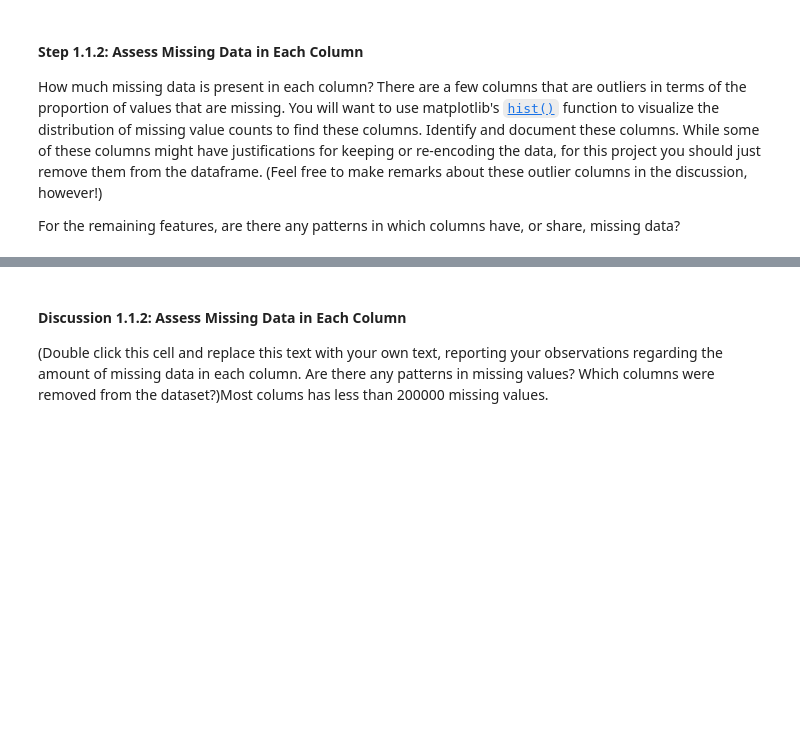
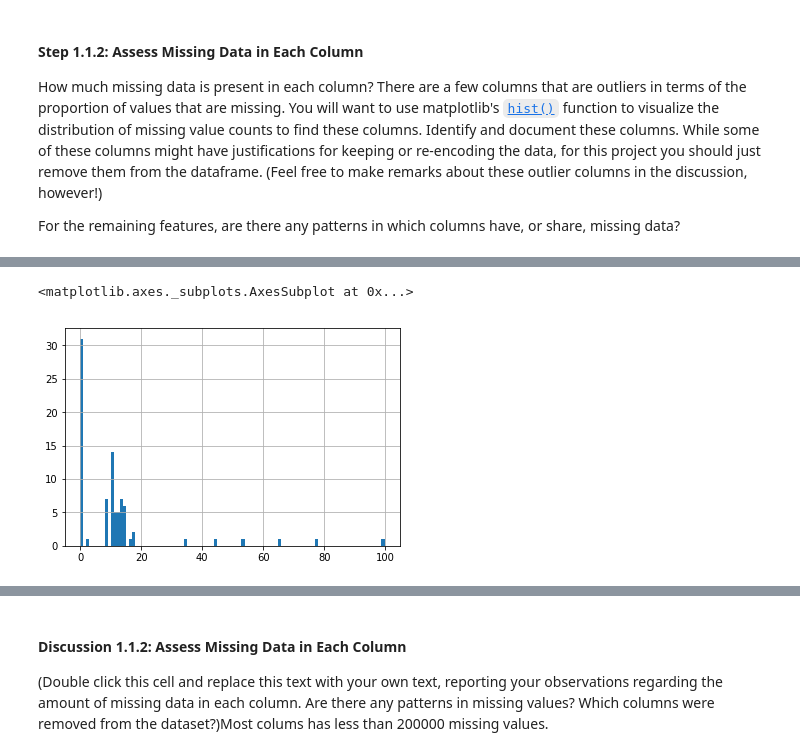
Before and after one commit to xiaolcai/Identity-Customer-Segmentation, a Jupyter notebook: Identify_Customer_Segments.ipynb, the cells around one changed output, grey strips where cells are left out. Drawn from its saved outputs; the diff is of its cells as text; code cells hidden in the pictures; blank space fills up the shorter version.

```diff
--- a/Identify_Customer_Segments.ipynb
+++ b/Identify_Customer_Segments.ipynb
@@ -125,2 +159,7 @@ for attribute, missing_or_unknown in zip(feat_info['attribute'], feat_info['miss
+# %%
+missing_cols.hist(bins=100)
+# %% [output]
+<matplotlib.axes._subplots.AxesSubplot at 0x...>
+[figure, added]
 # %%
 # Investigate patterns in the amount of missing data in each column.
```
Also changed, not shown: parts of 64 cells of this notebook.
